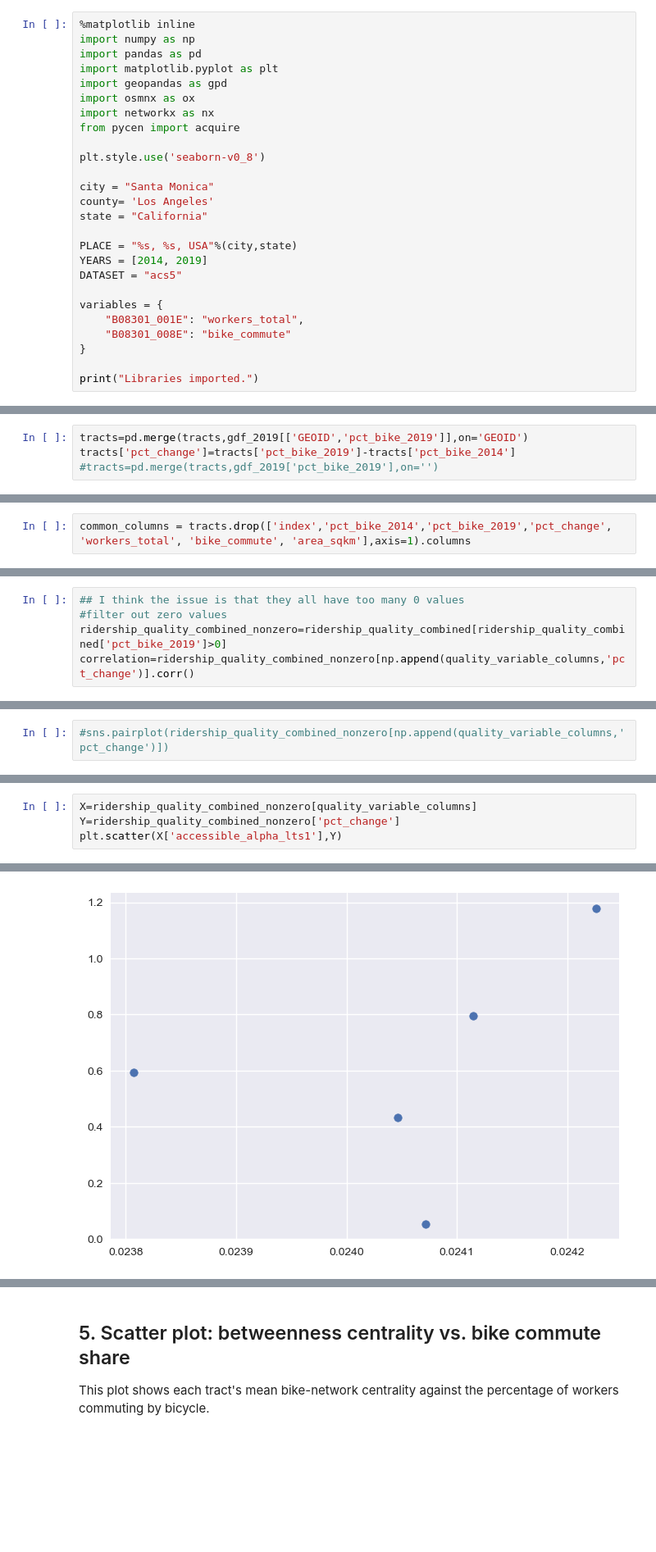
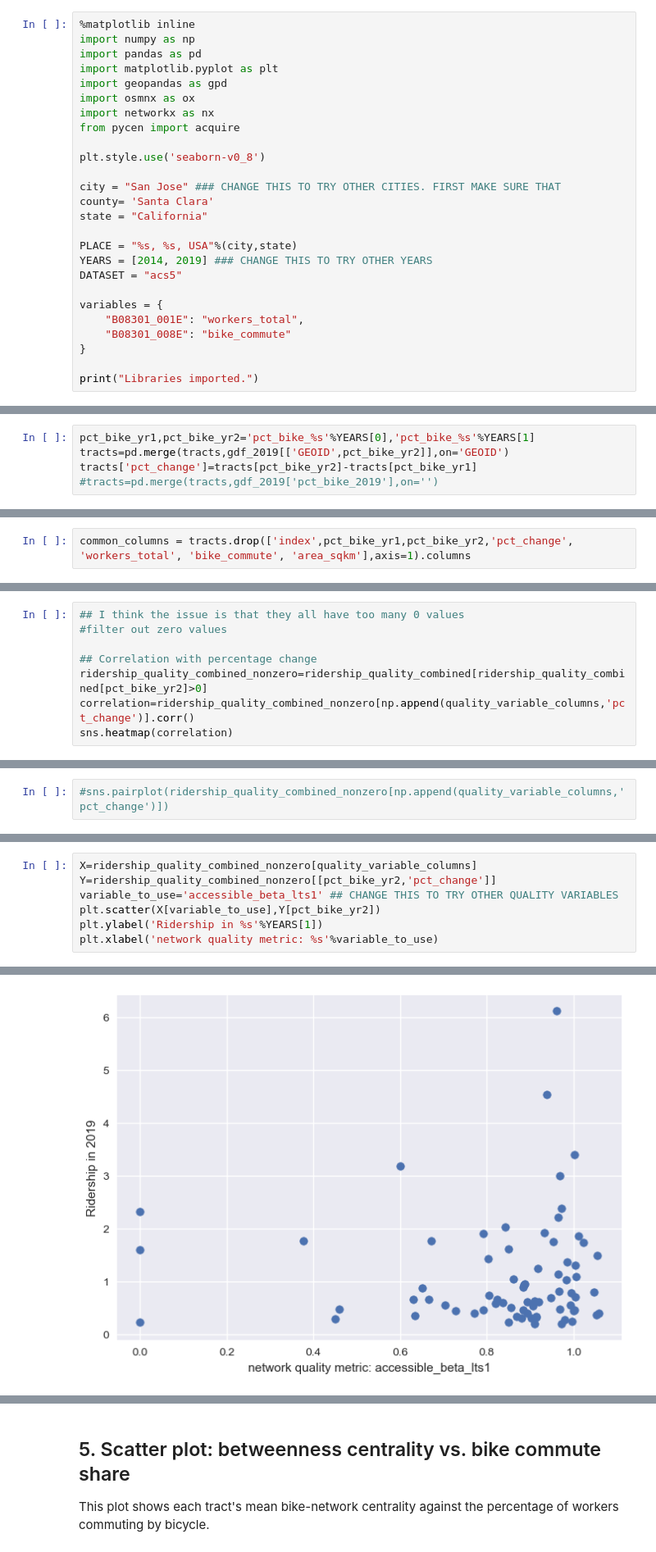
Before and after one commit to mRaffill/low_stress_network_quality, a Jupyter notebook: vis_ridership_pct.ipynb, the cells around one changed output, grey strips where cells are left out. Shown at 82% size. Saved outputs shown, nothing was run; the diff lists cells and outputs as text; blank space fills up the shorter version.

```diff
--- a/vis_ridership_pct.ipynb
+++ b/vis_ridership_pct.ipynb
@@ -18,12 +18,12 @@ from pycen import acquire
 
 plt.style.use('seaborn-v0_8')
 
-city = "Santa Monica"
-county= 'Los Angeles'
+city = "San Jose" ### CHANGE THIS TO TRY OTHER CITIES. FIRST MAKE SURE THAT
+county= 'Santa Clara'
 state = "California"
 
 PLACE = "%s, %s, USA"%(city,state)
-YEARS = [2014, 2019]
+YEARS = [2014, 2019] ### CHANGE THIS TO TRY OTHER YEARS
 DATASET = "acs5"
 
 variables = {
@@ -81,7 +77,8 @@ Clipping to place: Berkeley
 Fetching boundaries...
 # %%
-tracts=pd.merge(tracts,gdf_2019[['GEOID','pct_bike_2019']],on='GEOID')
-tracts['pct_change']=tracts['pct_bike_2019']-tracts['pct_bike_2014']
+pct_bike_yr1,pct_bike_yr2='pct_bike_%s'%YEARS[0],'pct_bike_%s'%YEARS[1]
+tracts=pd.merge(tracts,gdf_2019[['GEOID',pct_bike_yr2]],on='GEOID')
+tracts['pct_change']=tracts[pct_bike_yr2]-tracts[pct_bike_yr1]
 #tracts=pd.merge(tracts,gdf_2019['pct_bike_2019'],on='')
 # %%
 tracts
@@ -109,5 +108,5 @@ tracts['TRACTCE']=tracts['TRACTCE'].astype('int')
 # %%
-common_columns = tracts.drop(['index','pct_bike_2014','pct_bike_2019','pct_change', 'workers_total', 'bike_commute', 'area_sqkm'],axis=1).columns
+common_columns = tracts.drop(['index',pct_bike_yr1,pct_bike_yr2,'pct_change', 'workers_total', 'bike_commute', 'area_sqkm'],axis=1).columns
 # %%
 quality_variable_columns = bike_network_quality.drop(['B19001_001E','Unnamed: 0','nodes', 'edges', 'nodes_lts1', 'edges_lts1', 'nodes_lts2',
        'edges_lts2'],axis=1).drop(common_columns,axis=1).columns
@@ -140,5 +153,8 @@ import seaborn as sns
 # %%
 ## I think the issue is that they all have too many 0 values
 #filter out zero values
-ridership_quality_combined_nonzero=ridership_quality_combined[ridership_quality_combined['pct_bike_2019']>0]
+
+## Correlation with percentage change
+ridership_quality_combined_nonzero=ridership_quality_combined[ridership_quality_combined[pct_bike_yr2]>0]
 correlation=ridership_quality_combined_nonzero[np.append(quality_variable_columns,'pct_change')].corr()
+sns.heatmap(correlation)
@@ -189,6 +208,9 @@ pct_bike_2019                      1.000000
 Name: pct_bike_2019, dtype: float64
 # %%
 X=ridership_quality_combined_nonzero[quality_variable_columns]
-Y=ridership_quality_combined_nonzero['pct_change']
-plt.scatter(X['accessible_alpha_lts1'],Y)
+Y=ridership_quality_combined_nonzero[[pct_bike_yr2,'pct_change']]
+variable_to_use='accessible_beta_lts1' ## CHANGE THIS TO TRY OTHER QUALITY VARIABLES
+plt.scatter(X[variable_to_use],Y[pct_bike_yr2])
+plt.ylabel('Ridership in %s'%YEARS[1])
+plt.xlabel('network quality metric: %s'%variable_to_use)
 # %% [output]
@@ -196 +218 @@ plt.scatter(X['accessible_alpha_lts1'],Y)
-[figure, old version]
+[figure, new version]
```
Also changed, not shown: parts of 19 cells of this notebook.
